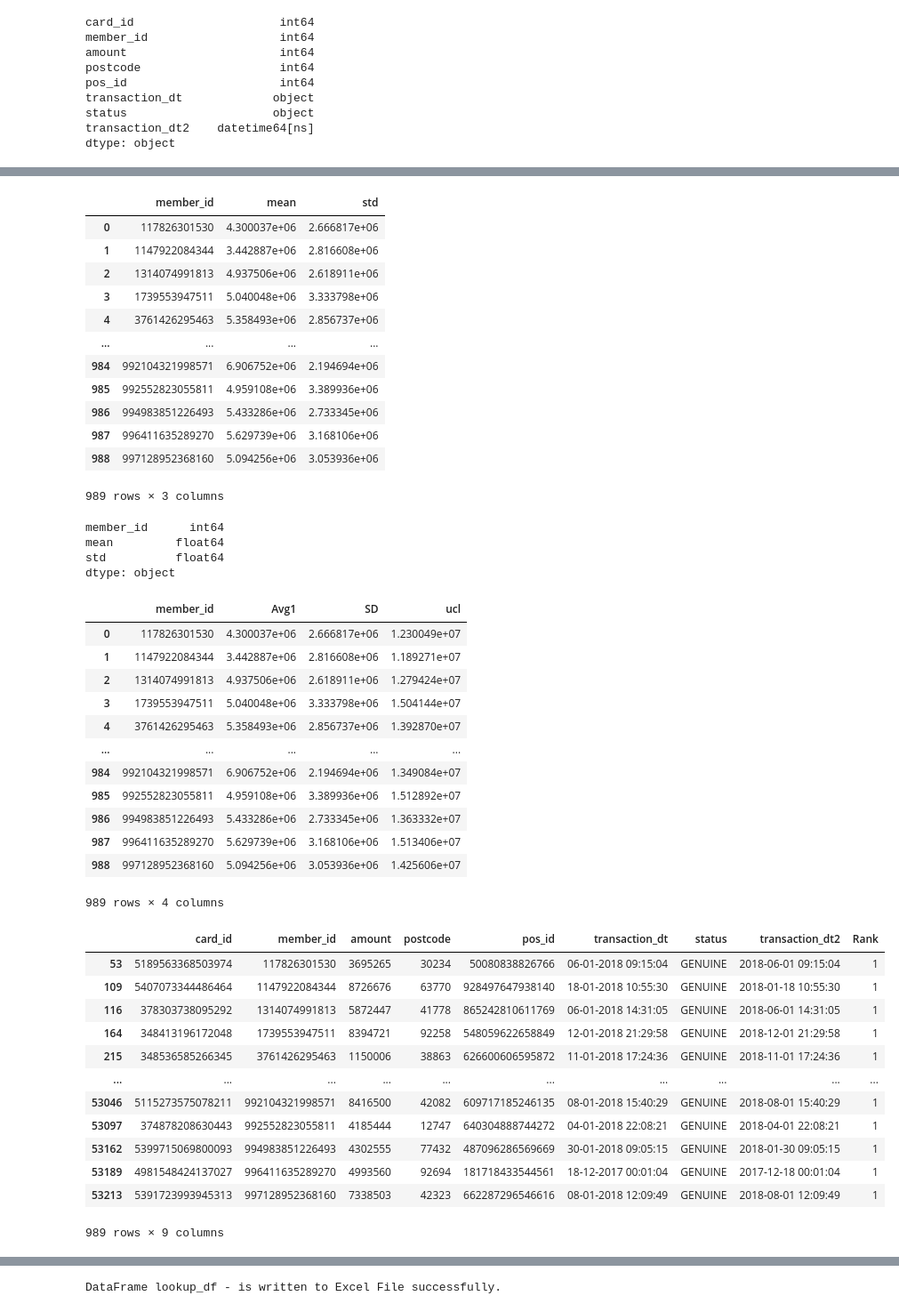
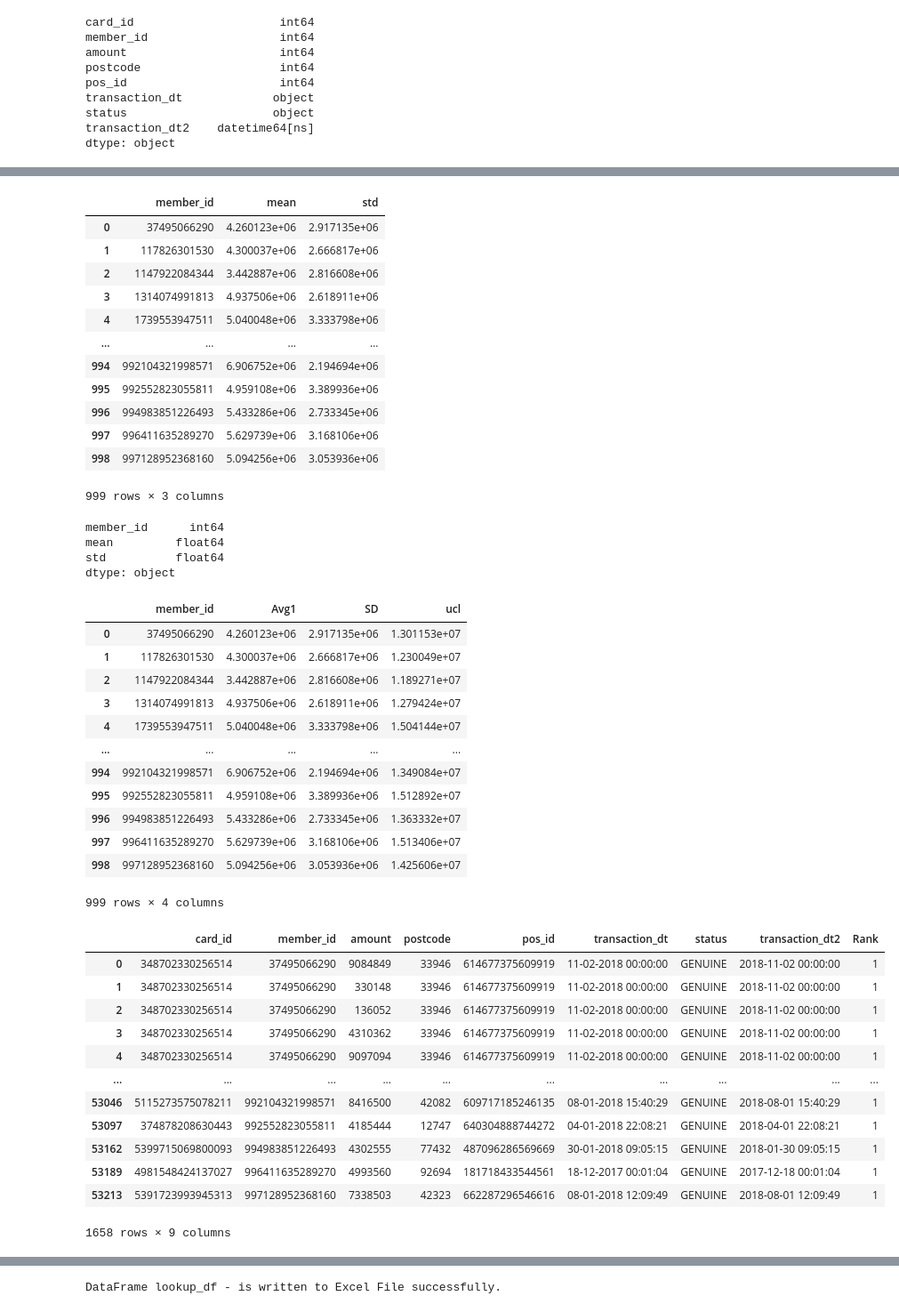
Before and after one commit to jagsrj/CreditCardFraudDetection, a Jupyter notebook: 01_Capstone_CreditCardFraud_Datacreation.ipynb, the cells around one changed output, grey strips where cells are left out. Shown at 89% size. Drawn from its saved outputs; the diff is of its cells as text; code cells hidden in the pictures.

```diff
--- a/01_Capstone_CreditCardFraud_Datacreation.ipynb
+++ b/01_Capstone_CreditCardFraud_Datacreation.ipynb
@@ -51,4 +67,6 @@ df_member_score.head(5)
 # %%
+# take only genuine transactions into the dataframe
+df_card_transactions = df_card_transactions[df_card_transactions.status == 'GENUINE']
 df_card_transactions
 # %% [output]
 |  | card_id | member_id | amount | postcode | pos_id | transaction_dt | status |
@@ -115,5 +130,9 @@ print(df_card_transactions)
 # %%
-df_card_transactions["Rank"] = df_card_transactions.groupby("member_id")["transaction_dt2"].rank(ascending=False).astype(int)
+#Group by card_id, date in descending order and create a rank column
+# keep only top 10 rank for UCL calcuation
+df_card_transactions["Rank"] = df_card_transactions.groupby("card_id")["transaction_dt2"].rank(ascending=False, method='dense').astype(int)
 df_card_transactions.sort_values("Rank")
+df_card_transactions_top10 = df_card_transactions[(df_card_transactions.Rank <=10) ]
+df_card_transactions_top10
 # %% [output]
 |  | card_id | member_id | amount | postcode | pos_id | transaction_dt | status | transaction_dt2 | Rank |
@@ -171,18 +177,19 @@ member_id
 # %%
-df2 = df2.reset_index()
-df2
+# reset index to make member_id a column
+df_ucl_sd = df_ucl_sd.reset_index()
+df_ucl_sd
 # %% [output]
 |  | member_id | mean | std |
-| 0 | 117826301530 | 4.300037e+06 | 2.666817e+06 |
-| 1 | 1147922084344 | 3.442887e+06 | 2.816608e+06 |
-| 2 | 1314074991813 | 4.937506e+06 | 2.618911e+06 |
-| 3 | 1739553947511 | 5.040048e+06 | 3.333798e+06 |
-| 4 | 3761426295463 | 5.358493e+06 | 2.856737e+06 |
+| 0 | 37495066290 | 4.260123e+06 | 2.917135e+06 |
+| 1 | 117826301530 | 4.300037e+06 | 2.666817e+06 |
+| 2 | 1147922084344 | 3.442887e+06 | 2.816608e+06 |
+| 3 | 1314074991813 | 4.937506e+06 | 2.618911e+06 |
+| 4 | 1739553947511 | 5.040048e+06 | 3.333798e+06 |
 | ... | ... | ... | ... |
-| 984 | 992104321998571 | 6.906752e+06 | 2.194694e+06 |
-| 985 | 992552823055811 | 4.959108e+06 | 3.389936e+06 |
-| 986 | 994983851226493 | 5.433286e+06 | 2.733345e+06 |
-| 987 | 996411635289270 | 5.629739e+06 | 3.168106e+06 |
-| 988 | 997128952368160 | 5.094256e+06 | 3.053936e+06 |
+| 994 | 992104321998571 | 6.906752e+06 | 2.194694e+06 |
+| 995 | 992552823055811 | 4.959108e+06 | 3.389936e+06 |
+| 996 | 994983851226493 | 5.433286e+06 | 2.733345e+06 |
+| 997 | 996411635289270 | 5.629739e+06 | 3.168106e+06 |
+| 998 | 997128952368160 | 5.094256e+06 | 3.053936e+06 |
-989 rows × 3 columns
+999 rows × 3 columns
 # %%
@@ -199,33 +209,34 @@ df2['ucl'] = df2.Avg1 +  3*df2.SD
 # %%
-df2
+df_ucl_sd
 # %% [output]
 |  | member_id | Avg1 | SD | ucl |
-| 0 | 117826301530 | 4.300037e+06 | 2.666817e+06 | 1.230049e+07 |
-| 1 | 1147922084344 | 3.442887e+06 | 2.816608e+06 | 1.189271e+07 |
-| 2 | 1314074991813 | 4.937506e+06 | 2.618911e+06 | 1.279424e+07 |
-| 3 | 1739553947511 | 5.040048e+06 | 3.333798e+06 | 1.504144e+07 |
-| 4 | 3761426295463 | 5.358493e+06 | 2.856737e+06 | 1.392870e+07 |
+| 0 | 37495066290 | 4.260123e+06 | 2.917135e+06 | 1.301153e+07 |
+| 1 | 117826301530 | 4.300037e+06 | 2.666817e+06 | 1.230049e+07 |
+| 2 | 1147922084344 | 3.442887e+06 | 2.816608e+06 | 1.189271e+07 |
+| 3 | 1314074991813 | 4.937506e+06 | 2.618911e+06 | 1.279424e+07 |
+| 4 | 1739553947511 | 5.040048e+06 | 3.333798e+06 | 1.504144e+07 |
 | ... | ... | ... | ... | ... |
-| 984 | 992104321998571 | 6.906752e+06 | 2.194694e+06 | 1.349084e+07 |
-| 985 | 992552823055811 | 4.959108e+06 | 3.389936e+06 | 1.512892e+07 |
-| 986 | 994983851226493 | 5.433286e+06 | 2.733345e+06 | 1.363332e+07 |
-| 987 | 996411635289270 | 5.629739e+06 | 3.168106e+06 | 1.513406e+07 |
-| 988 | 997128952368160 | 5.094256e+06 | 3.053936e+06 | 1.425606e+07 |
+| 994 | 992104321998571 | 6.906752e+06 | 2.194694e+06 | 1.349084e+07 |
+| 995 | 992552823055811 | 4.959108e+06 | 3.389936e+06 | 1.512892e+07 |
+| 996 | 994983851226493 | 5.433286e+06 | 2.733345e+06 | 1.363332e+07 |
+| 997 | 996411635289270 | 5.629739e+06 | 3.168106e+06 | 1.513406e+07 |
+| 998 | 997128952368160 | 5.094256e+06 | 3.053936e+06 | 1.425606e+07 |
-989 rows × 4 columns
+999 rows × 4 columns
 # %%
-lstTxnPostCodeTxDate = df_card_transactions[df_card_transactions.Rank <=1]
+# keep only rank 1 for furthe processing
+lstTxnPostCodeTxDate = df_card_transactions[df_card_transactions.Rank ==1]
 lstTxnPostCodeTxDate
 # %% [output]
 |  | card_id | member_id | amount | postcode | pos_id | transaction_dt | status | transaction_dt2 | Rank |
-| 53 | 5189563368503974 | 117826301530 | 3695265 | 30234 | 50080838826766 | 06-01-2018 09:15:04 | GENUINE | 2018-06-01 09:15:04 | 1 |
-| 109 | 5407073344486464 | 1147922084344 | 8726676 | 63770 | 928497647938140 | 18-01-2018 10:55:30 | GENUINE | 2018-01-18 10:55:30 | 1 |
-| 116 | 378303738095292 | 1314074991813 | 5872447 | 41778 | 865242810611769 | 06-01-2018 14:31:05 | GENUINE | 2018-06-01 14:31:05 | 1 |
-| 164 | 348413196172048 | 1739553947511 | 8394721 | 92258 | 548059622658849 | 12-01-2018 21:29:58 | GENUINE | 2018-12-01 21:29:58 | 1 |
-| 215 | 348536585266345 | 3761426295463 | 1150006 | 38863 | 626600606595872 | 11-01-2018 17:24:36 | GENUINE | 2018-11-01 17:24:36 | 1 |
+| 0 | 348702330256514 | 37495066290 | 9084849 | 33946 | 614677375609919 | 11-02-2018 00:00:00 | GENUINE | 2018-11-02 00:00:00 | 1 |
+| 1 | 348702330256514 | 37495066290 | 330148 | 33946 | 614677375609919 | 11-02-2018 00:00:00 | GENUINE | 2018-11-02 00:00:00 | 1 |
+| 2 | 348702330256514 | 37495066290 | 136052 | 33946 | 614677375609919 | 11-02-2018 00:00:00 | GENUINE | 2018-11-02 00:00:00 | 1 |
+| 3 | 348702330256514 | 37495066290 | 4310362 | 33946 | 614677375609919 | 11-02-2018 00:00:00 | GENUINE | 2018-11-02 00:00:00 | 1 |
+| 4 | 348702330256514 | 37495066290 | 9097094 | 33946 | 614677375609919 | 11-02-2018 00:00:00 | GENUINE | 2018-11-02 00:00:00 | 1 |
 | ... | ... | ... | ... | ... | ... | ... | ... | ... | ... |
 | 53046 | 5115273575078211 | 992104321998571 | 8416500 | 42082 | 609717185246135 | 08-01-2018 15:40:29 | GENUINE | 2018-08-01 15:40:29 | 1 |
 | 53097 | 374878208630443 | 992552823055811 | 4185444 | 12747 | 640304888744272 | 04-01-2018 22:08:21 | GENUINE | 2018-04-01 22:08:21 | 1 |
 | 53162 | 5399715069800093 | 994983851226493 | 4302555 | 77432 | 487096286569669 | 30-01-2018 09:05:15 | GENUINE | 2018-01-30 09:05:15 | 1 |
 | 53189 | 4981548424137027 | 996411635289270 | 4993560 | 92694 | 181718433544561 | 18-12-2017 00:01:04 | GENUINE | 2017-12-18 00:01:04 | 1 |
 | 53213 | 5391723993945313 | 997128952368160 | 7338503 | 42323 | 662287296546616 | 08-01-2018 12:09:49 | GENUINE | 2018-08-01 12:09:49 | 1 |
-989 rows × 9 columns
+1658 rows × 9 columns
```
Also changed, not shown: parts of 24 cells of this notebook, 7 other files.
